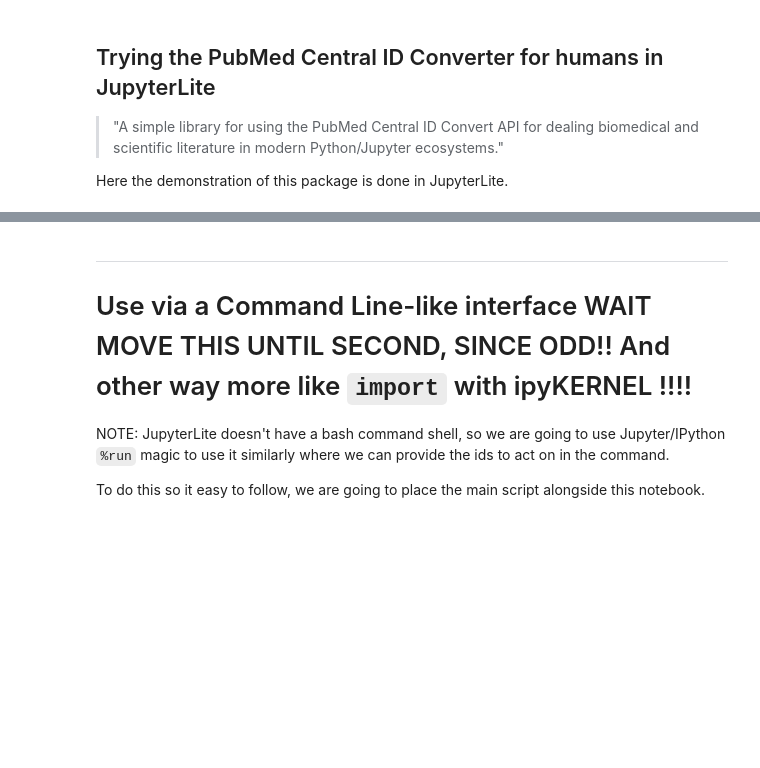
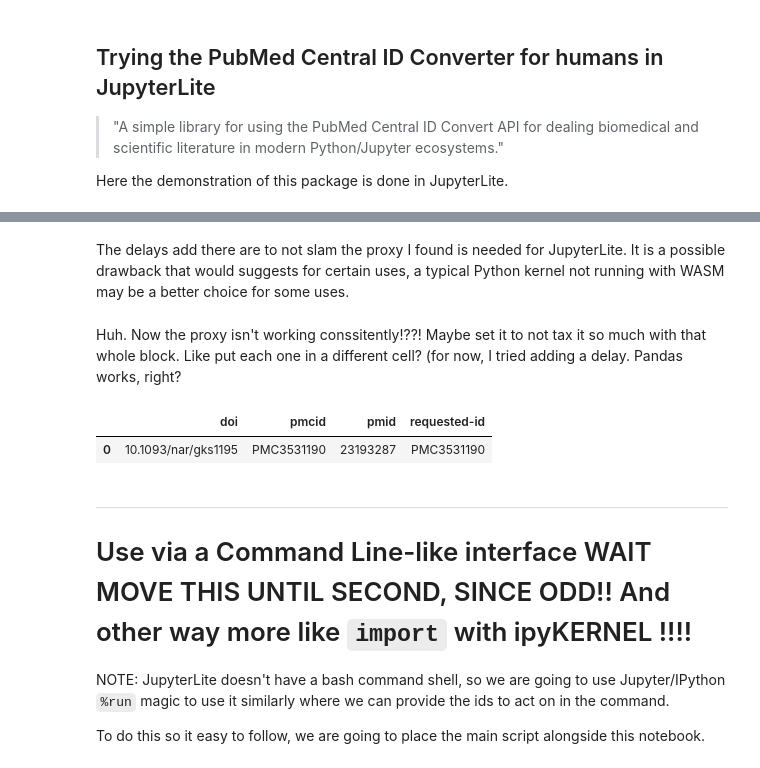
Before and after one commit to fomightez/PubMed_Central_ID_Converter_for_humans, a Jupyter notebook: notebooks/jupyterlite_demo.ipynb, the cells around one changed output, grey strips where cells are left out. Drawn from its saved outputs; the diff is of its cells as text; code cells hidden in the pictures; blank space fills up the shorter version.

Commit message:
update JupyterLite Demo content with current situation

```diff
--- a/notebooks/jupyterlite_demo.ipynb
+++ b/notebooks/jupyterlite_demo.ipynb
@@ -7,3 +221,16 @@ Here the demonstration of this package is done in JupyterLite.
+# %% [markdown]
+The delays add there are to not slam the proxy I found is needed for JupyterLite. It is a possible drawback that would suggests for certain uses, a typical Python kernel not running with WASM may be a better choice for some uses.
+# %% [markdown]
+Huh. Now the proxy isn't working conssitently!??! Maybe set it to not tax it so much with that whole block. Like put each one in a different cell? (for now, I tried adding a delay.
+Pandas works, right?
+# %%
+import pandas as pd
+import numpy as np
+df = pd.read_csv('PMC_id_convert_output_df.csv')
+df
+# %% [output]
+|  | doi | pmcid | pmid | requested-id |
+| 0 | 10.1093/nar/gks1195 | PMC3531190 | 23193287 | PMC3531190 |
 # %% [markdown]
 --------
 
```
Also changed, not shown: parts of 31 cells of this notebook.
